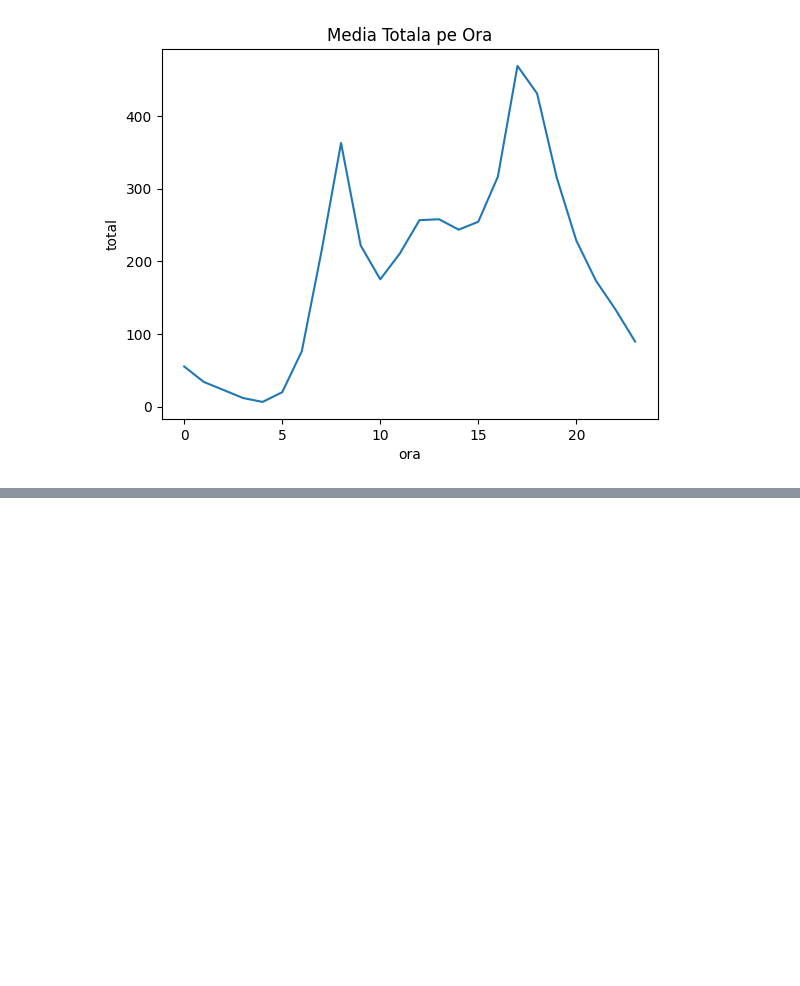
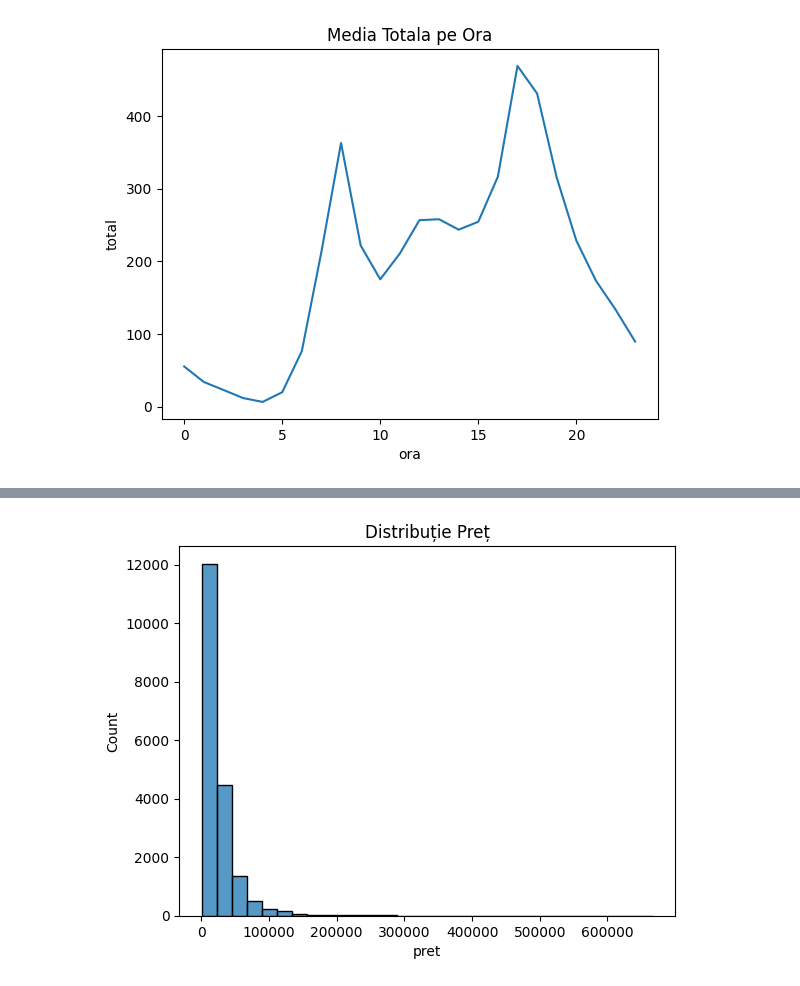
Before and after one commit to denboba/Machine-Learning, a Jupyter notebook: tema/tema1_abdulkadir gobena-denboba.ipynb, the cells around one changed output, grey strips where cells are left out. Drawn from its saved outputs; the diff is of its cells as text; code cells hidden in the pictures; blank space fills up the shorter version.

```diff
--- a/tema/tema1_abdulkadir gobena-denboba.ipynb
+++ b/tema/tema1_abdulkadir gobena-denboba.ipynb
@@ -104,0 +154,6 @@ y_pred_high = gbr_high.predict(X_test)
+# %%
+sns.histplot(df_train_auto['pret'], bins=30)
+plt.title('Distribuție Preț')
+plt.show()
+# %% [output]
+[figure, added]
```
Also changed, not shown: parts of 8 cells of this notebook.
